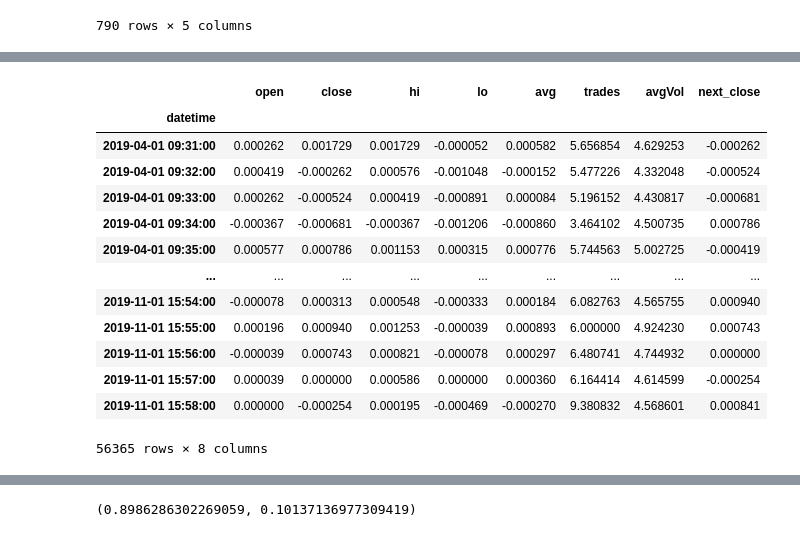
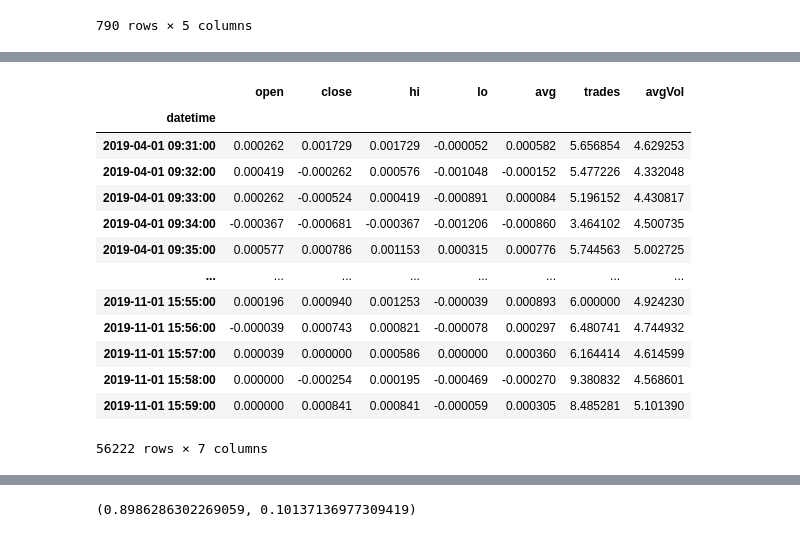
Before and after one commit to ryan-williams/pipelines, a Jupyter notebook: notebooks/Recurring runs example.ipynb, the cells around one changed output, grey strips where cells are left out. Cells and saved outputs as stored; diff of their text form; code cells hidden in the pictures.

```diff
--- a/notebooks/Recurring runs example.ipynb
+++ b/notebooks/Recurring runs example.ipynb
@@ -282,0 +330,2 @@ aapl
+# %%
+aapl.prev_close = grouped.prev_close.apply(lambda s: s.fillna(method='ffill')); aapl[aapl.prev_close.isna()]
@@ -282,0 +347,5 @@ aapl
+# %%
+fill_cols = [ 'open', 'close', 'high', 'low', 'average', ]
+for col in fill_cols:
+    aapl[col].fillna(aapl.prev_close, inplace=True)
+aapl[nan_idxs]
@@ -295 +411,5 @@ prev_close        56366
 dtype: int64
+# %%
+aapl.drop(columns='date', inplace=True)
+aapl.dropna(how='any', inplace=True)
+aapl
@@ -296,13 +431,10 @@ dtype: int64
 # %%
-nan_cols = [ 'open', 'close', 'high', 'low', 'average' ]
 lg = aapl.copy()
-for col in nan_cols:
-    lg[col].fillna(lg.prev_close, inplace=True)
-    lg[col] = np.log(lg[col] / aapl.prev_close)
+for col in fill_cols:
+    lg[col] = log(lg[col] / aapl.prev_close)
 
 lg.drop(columns='prev_close', inplace=True)
-lg.dropna(how='any', inplace=True)
-lg[nan_cols][nan_idxs]
+lg[fill_cols][nan_idxs]
 # %% [output]
 |  | open | close | high | low | average |
 | datetime |  |  |  |  |  |
@@ -332,24 +464,22 @@ numberOfTrades    56366
 dtype: int64
 # %%
 lg.drop(columns=[ 'volume', 'notional', 'numberOfTrades' ], inplace=True)
-lg['trades'] = np.sqrt(aapl.numberOfTrades)
-lg['avgVol'] = np.log(1 + (aapl.volume / aapl.numberOfTrades).fillna(0))
+lg['trades'] = sqrt(aapl.numberOfTrades)  # variance-stabilizing transform for a Poisson distribution
+lg['avgVol'] = log(1 + (aapl.volume / aapl.numberOfTrades).fillna(0))  # volume-per-trade  seems extremely high-tailed, so apply log1p
 lg.rename(columns={'average': 'avg', 'high': 'hi', 'low': 'lo'}, inplace=True)
-lg['next_close'] = lg.close.shift(-1)
-lg.dropna(how='any', inplace=True)
 lg
 # %% [output]
-|  | open | close | hi | lo | avg | trades | avgVol | next_close |
-| datetime |  |  |  |  |  |  |  |  |
-| 2019-04-01 09:31:00 | 0.000262 | 0.001729 | 0.001729 | -0.000052 | 0.000582 | 5.656854 | 4.629253 | -0.000262 |
-| 2019-04-01 09:32:00 | 0.000419 | -0.000262 | 0.000576 | -0.001048 | -0.000152 | 5.477226 | 4.332048 | -0.000524 |
-| 2019-04-01 09:33:00 | 0.000262 | -0.000524 | 0.000419 | -0.000891 | 0.000084 | 5.196152 | 4.430817 | -0.000681 |
-| 2019-04-01 09:34:00 | -0.000367 | -0.000681 | -0.000367 | -0.001206 | -0.000860 | 3.464102 | 4.500735 | 0.000786 |
-| 2019-04-01 09:35:00 | 0.000577 | 0.000786 | 0.001153 | 0.000315 | 0.000776 | 5.744563 | 5.002725 | -0.000419 |
-| ... | ... | ... | ... | ... | ... | ... | ... | ... |
-| 2019-11-01 15:54:00 | -0.000078 | 0.000313 | 0.000548 | -0.000333 | 0.000184 | 6.082763 | 4.565755 | 0.000940 |
-| 2019-11-01 15:55:00 | 0.000196 | 0.000940 | 0.001253 | -0.000039 | 0.000893 | 6.000000 | 4.924230 | 0.000743 |
-| 2019-11-01 15:56:00 | -0.000039 | 0.000743 | 0.000821 | -0.000078 | 0.000297 | 6.480741 | 4.744932 | 0.000000 |
-| 2019-11-01 15:57:00 | 0.000039 | 0.000000 | 0.000586 | 0.000000 | 0.000360 | 6.164414 | 4.614599 | -0.000254 |
-| 2019-11-01 15:58:00 | 0.000000 | -0.000254 | 0.000195 | -0.000469 | -0.000270 | 9.380832 | 4.568601 | 0.000841 |
+|  | open | close | hi | lo | avg | trades | avgVol |
+| datetime |  |  |  |  |  |  |  |
+| 2019-04-01 09:31:00 | 0.000262 | 0.001729 | 0.001729 | -0.000052 | 0.000582 | 5.656854 | 4.629253 |
+| 2019-04-01 09:32:00 | 0.000419 | -0.000262 | 0.000576 | -0.001048 | -0.000152 | 5.477226 | 4.332048 |
+| 2019-04-01 09:33:00 | 0.000262 | -0.000524 | 0.000419 | -0.000891 | 0.000084 | 5.196152 | 4.430817 |
+| 2019-04-01 09:34:00 | -0.000367 | -0.000681 | -0.000367 | -0.001206 | -0.000860 | 3.464102 | 4.500735 |
+| 2019-04-01 09:35:00 | 0.000577 | 0.000786 | 0.001153 | 0.000315 | 0.000776 | 5.744563 | 5.002725 |
+| ... | ... | ... | ... | ... | ... | ... | ... |
+| 2019-11-01 15:55:00 | 0.000196 | 0.000940 | 0.001253 | -0.000039 | 0.000893 | 6.000000 | 4.924230 |
+| 2019-11-01 15:56:00 | -0.000039 | 0.000743 | 0.000821 | -0.000078 | 0.000297 | 6.480741 | 4.744932 |
+| 2019-11-01 15:57:00 | 0.000039 | 0.000000 | 0.000586 | 0.000000 | 0.000360 | 6.164414 | 4.614599 |
+| 2019-11-01 15:58:00 | 0.000000 | -0.000254 | 0.000195 | -0.000469 | -0.000270 | 9.380832 | 4.568601 |
+| 2019-11-01 15:59:00 | 0.000000 | 0.000841 | 0.000841 | -0.000059 | 0.000305 | 8.485281 | 5.101390 |
-56365 rows × 8 columns
+56222 rows × 7 columns
```
Also changed, not shown: parts of 124 cells of this notebook.
